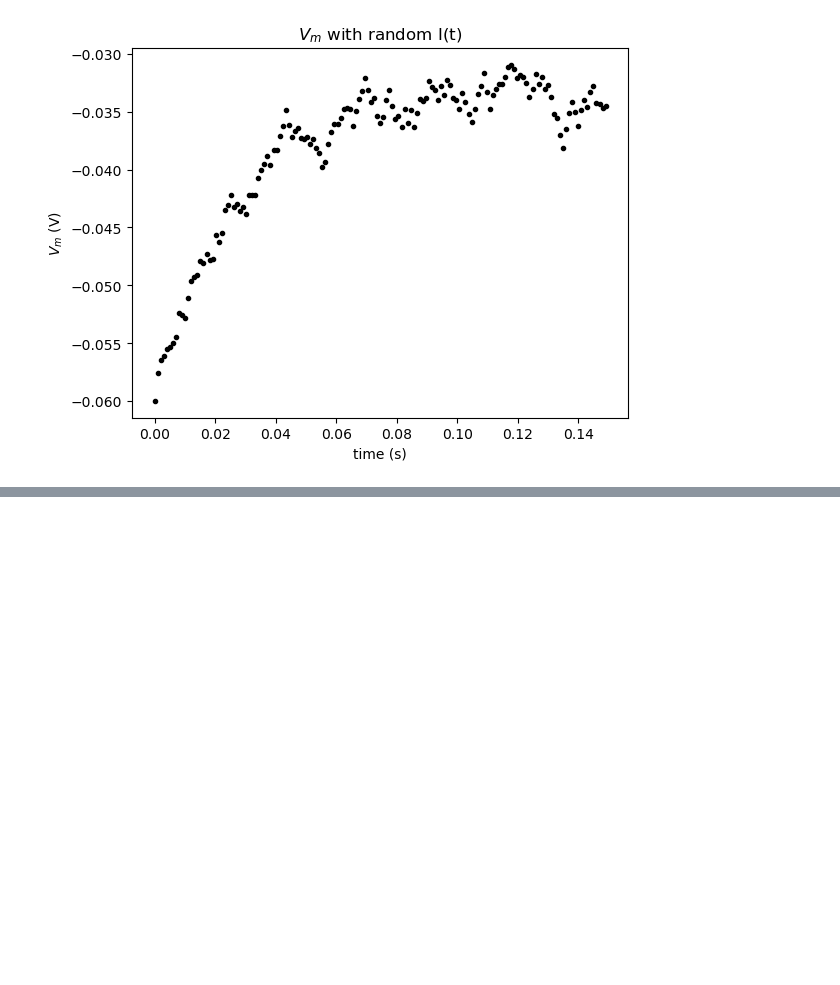
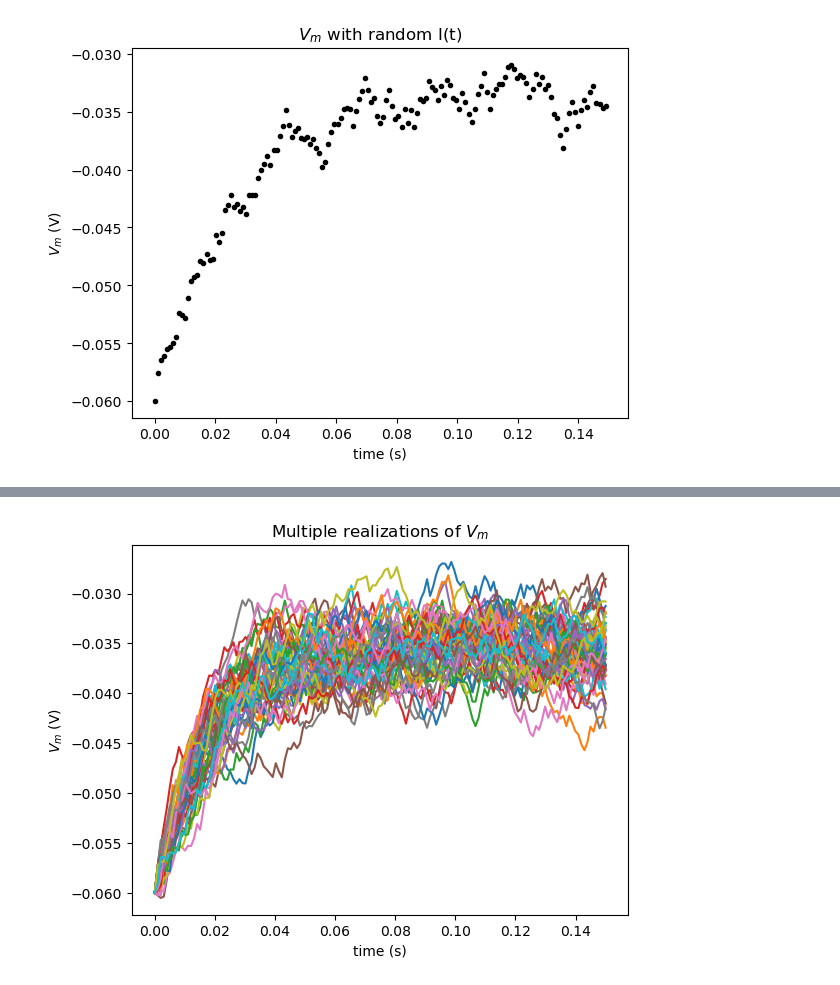
Before and after one commit to 322Simon/Neuromatchacademy, a Jupyter notebook: LIF_Neuron_Part_I.ipynb, the cells around one changed output, grey strips where cells are left out. Cells and saved outputs as stored; diff of their text form; code cells hidden in the pictures; blank space fills up the shorter version.

```diff
--- a/LIF_Neuron_Part_I.ipynb
+++ b/LIF_Neuron_Part_I.ipynb
@@ -385,0 +424,33 @@ plt.show()
+# %%
+#################################################
+## TODO for students: fill out code to use 2d arrays ##
+# Fill out code and comment or remove the next line
+# raise NotImplementedError("Student exercise: You need to rewrite code to use 2d arrays")
+#################################################
+
+# Set random number generator
+np.random.seed(2020)
+
+# Initialize step_end, n, t_range, v and i
+step_end = int(t_max / dt)
+n = 50
+t_range = np.linspace(0, t_max, num=step_end)
+v_n = el * np.ones([n, step_end])
+i = i_mean * (1 + 0.1 * (t_max/dt) ** (0.5) * (2 * np.random.random([n, step_end]) - 1))
+
+# Loop for step_end - 1 steps
+for step in range(1, step_end):
+
+   # Compute v_n
+   v_n[:, step] = v_n[:, step -1]  + (dt / tau) * (el - v_n[:, step -1] + r * i[:, step -1])
+
+# Plot figure
+plt.figure()
+plt.title('Multiple realizations of $V_m$')
+plt.xlabel('time (s)')
+plt.ylabel('$V_m$ (V)')
+
+plt.plot(t_range, v_n.T)
+plt.show()
+# %% [output]
+[figure, added]
```
Also changed, not shown: parts of 4 cells of this notebook.
